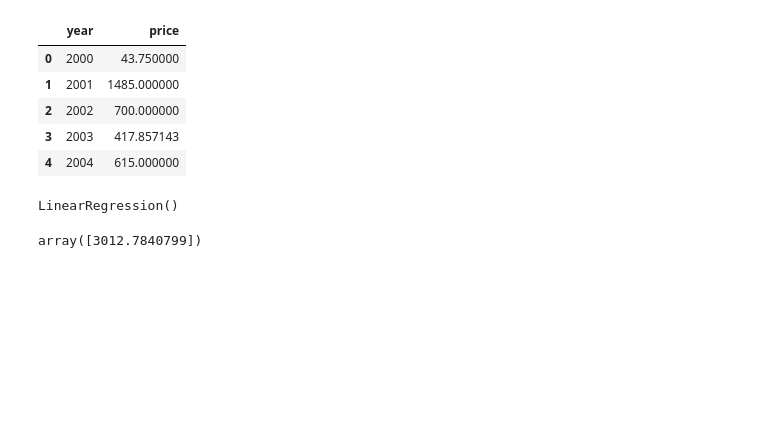
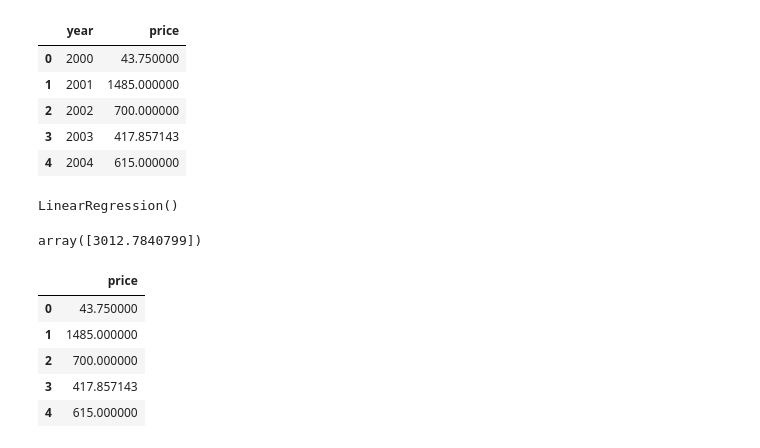
Before and after one commit to 95-sanya-95/MachineLearning, a Jupyter notebook: Linear_regression_single_variable.ipynb, the cells around one changed output. Saved outputs shown, nothing was run; the diff lists cells and outputs as text; code cells hidden in the pictures; blank space fills up the shorter version.

```diff
--- a/Linear_regression_single_variable.ipynb
+++ b/Linear_regression_single_variable.ipynb
@@ -80,0 +83,13 @@ array([3012.7840799])
+# %%
+data = averages_df.copy()
+# %%
+data = data.drop('year', axis=1)
+# %%
+data.head()
+# %% [output]
+|  | price |
+| 0 | 43.750000 |
+| 1 | 1485.000000 |
+| 2 | 700.000000 |
+| 3 | 417.857143 |
+| 4 | 615.000000 |
```
Also changed, not shown: parts of 6 cells of this notebook.
